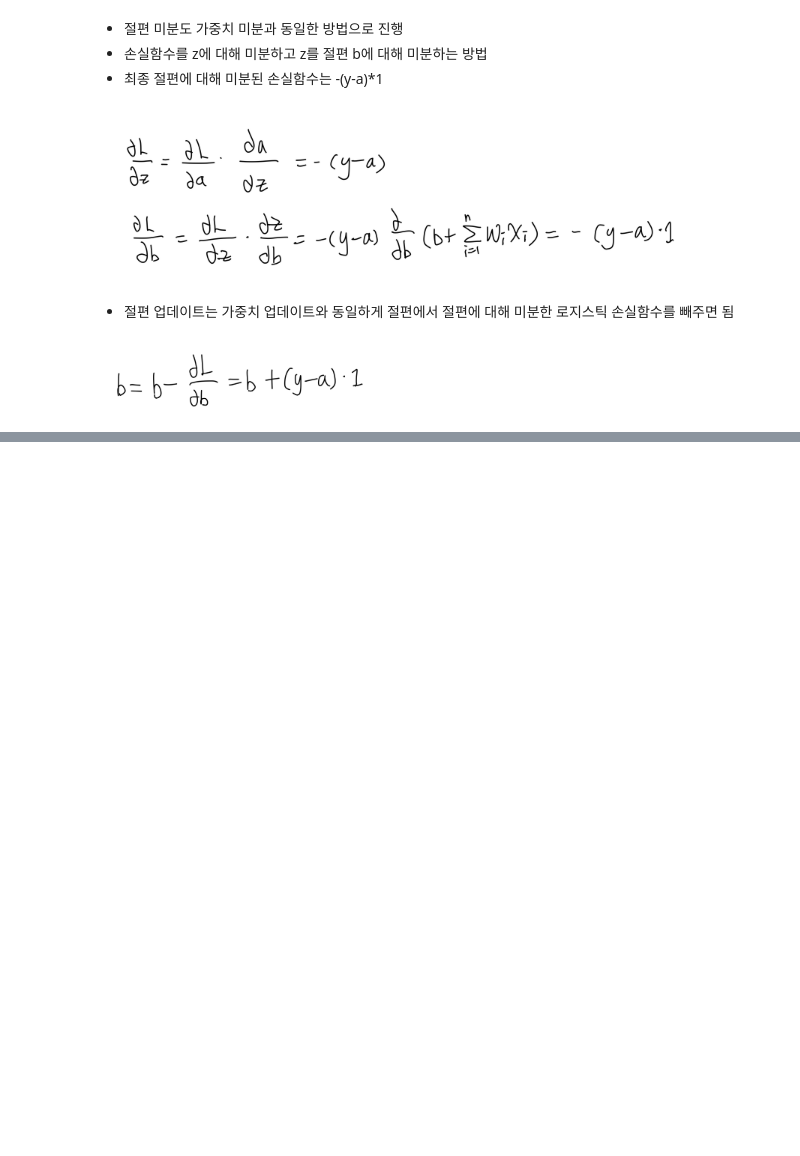
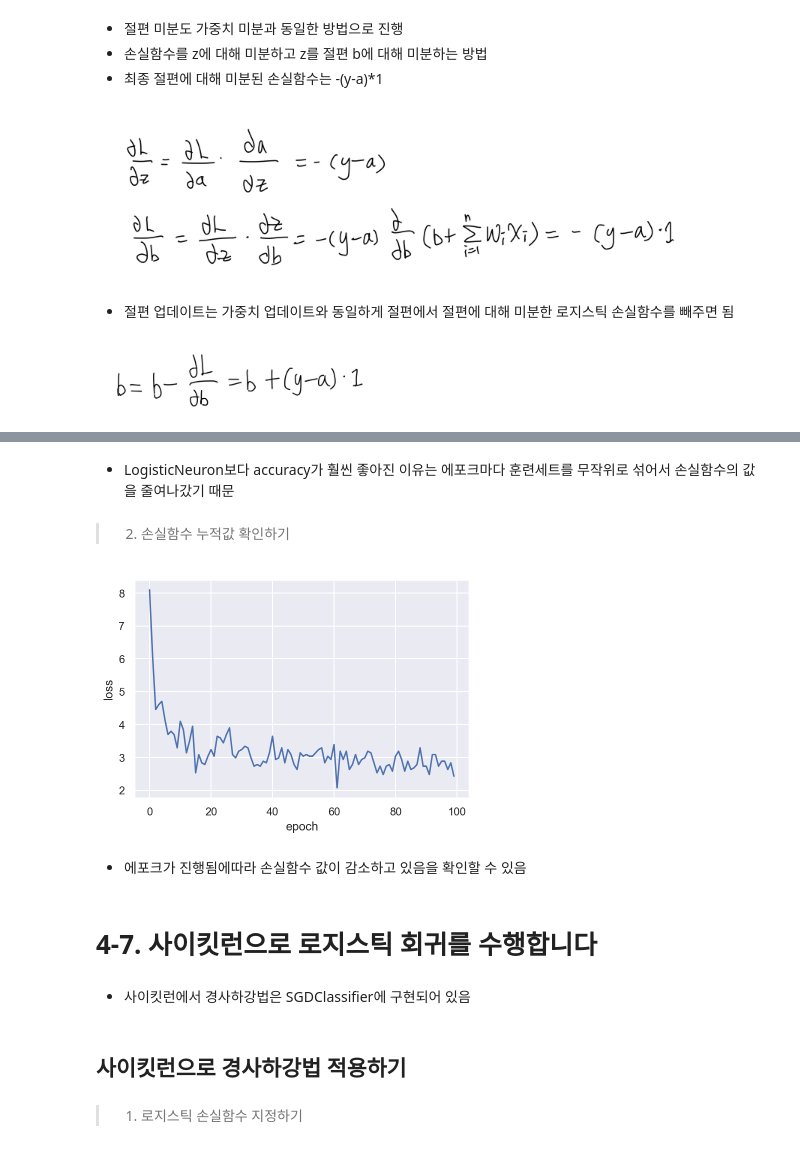
Before and after one commit to p5653ceb/eunice1204, a Jupyter notebook: 04.분류하는_뉴런을_만듭니다_이진분류.ipynb, the cells around one changed output, grey strips where cells are left out. Saved outputs shown, nothing was run; the diff lists cells and outputs as text; code cells hidden in the pictures; blank space fills up the shorter version.

```diff
--- a/04.분류하는_뉴런을_만듭니다_이진분류.ipynb
+++ b/04.분류하는_뉴런을_만듭니다_이진분류.ipynb
@@ -210,0 +513,3 @@ Image("./image/절편업데이트.png", width=300)
+# %%
+neuron = LogisticNeuron()
+neuron.fit(x_train, y_train)
@@ -210,0 +676,17 @@ Image("./image/절편업데이트.png", width=300)
+# %%
+def fit(self, x, y, epochs=100):
+    self.w = np.ones(x.shape[1])
+    self.b = 0
+    for i in range(epochs):
+        loss = 0
+        indexes = np.random.permutation(np.arange(len(x)))
+        for i in indexes:
+            z = self.forpass(x[i])
+            a = self.activation(z)
+            err = -(y[i]-a)
+            w_grad, b_grad = self.backprop(x[i], err)
+            self.w -= w_grad
+            self.b -= b_grad
+            a = np.clip(a, 1e-10, 1-1e-10)
+            loss += -(y[i] * np.log(a) + (1-y[i]) * np.log(1-a))
+        self.losses.append(loss/len(y))
@@ -210,0 +695,10 @@ Image("./image/절편업데이트.png", width=300)
+# %%
+def predict(self, x):
+    z = [self.forpass(x_i) for x_i in x] # 정방향 계산
+    # 시그모이드 함수를 쓰지 않아도 z가 0보다 작으면 시그모이드 출력값은 0.5보다 작을 것
+    # z가 0보다 크면 시그모이드 출력값이 0.5보다 커짐
+    # z 값만 확인하면 되기 때문에 시그모이드를 사용하지 않음
+    return np.array(z) > 0
+
+def score(self, x, y):
+    return np.mean(self.predict(x)==y)
@@ -210,0 +795,21 @@ Image("./image/절편업데이트.png", width=300)
+# %% [markdown]
+- LogisticNeuron보다 accuracy가 훨씬 좋아진 이유는 에포크마다 훈련세트를 무작위로 섞어서 손실함수의 값을 줄여나갔기 때문
+# %% [markdown]
+> 2. 손실함수 누적값 확인하기
+# %%
+plt.plot(layer.losses)
+plt.xlabel('epoch')
+plt.ylabel('loss')
+plt.show();
+# %% [output]
+[figure, added]
+# %% [markdown]
+- 에포크가 진행됨에따라 손실함수 값이 감소하고 있음을 확인할 수 있음
+# %% [markdown]
+# 4-7. 사이킷런으로 로지스틱 회귀를 수행합니다
+# %% [markdown]
+- 사이킷런에서 경사하강법은 SGDClassifier에 구현되어 있음
+# %% [markdown]
+## 사이킷런으로 경사하강법 적용하기
+# %% [markdown]
+> 1. 로지스틱 손실함수 지정하기
```
Also changed, not shown: parts of 92 cells of this notebook.
